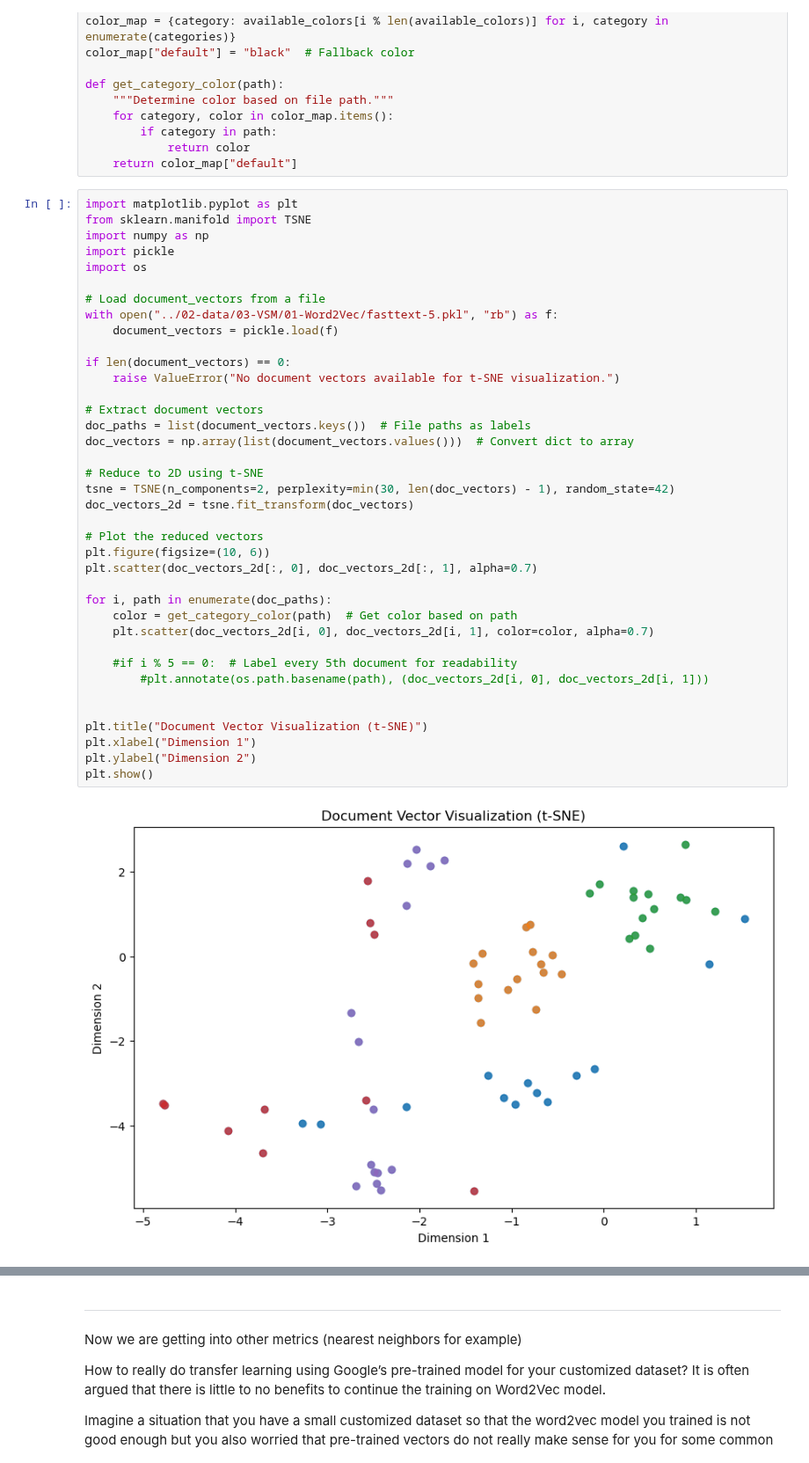
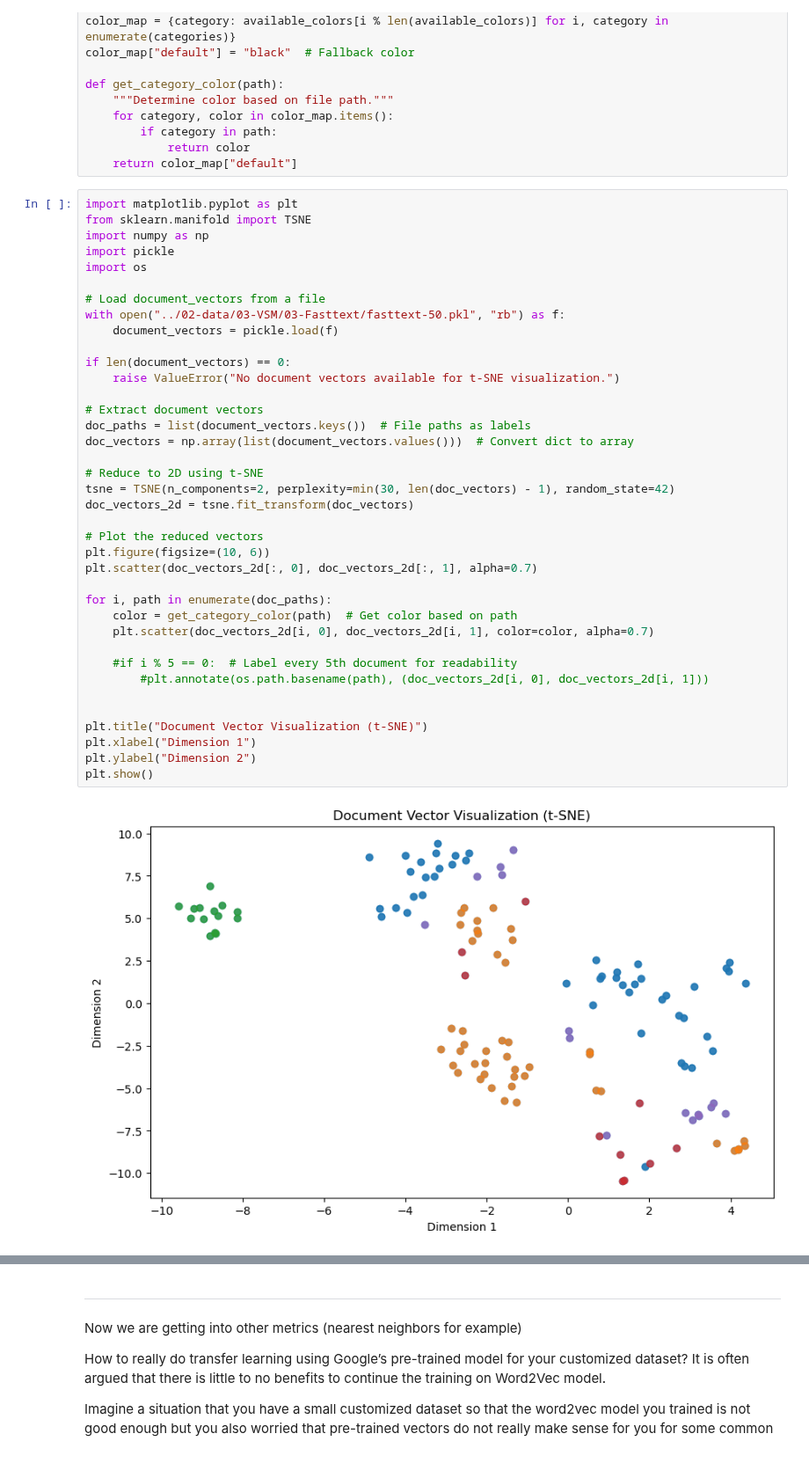
Before and after one commit to pablodevicente/RI_2-Product_Catalog_Classifier, a Jupyter notebook: 01-code/aux_vsm.ipynb, the cells around one changed output, grey strips where cells are left out. Shown at 88% size. Cells and saved outputs as stored; diff of their text form.

```diff
--- a/01-code/aux_vsm.ipynb
+++ b/01-code/aux_vsm.ipynb
@@ -155,38 +155,38 @@ import pickle
 import os
 
 # Load document_vectors from a file
-with open("../02-data/03-VSM/01-Word2Vec/fasttext-5.pkl", "rb") as f:
+with open("../02-data/03-VSM/03-Fasttext/fasttext-50.pkl", "rb") as f:
     document_vectors = pickle.load(f)
 
 if len(document_vectors) == 0:
     raise ValueError("No document vectors available for t-SNE visualization.")
 
 # Extract document vectors
 doc_paths = list(document_vectors.keys())  # File paths as labels
 doc_vectors = np.array(list(document_vectors.values()))  # Convert dict to array
 
 # Reduce to 2D using t-SNE
 tsne = TSNE(n_components=2, perplexity=min(30, len(doc_vectors) - 1), random_state=42)
 doc_vectors_2d = tsne.fit_transform(doc_vectors)
 
 # Plot the reduced vectors
 plt.figure(figsize=(10, 6))
 plt.scatter(doc_vectors_2d[:, 0], doc_vectors_2d[:, 1], alpha=0.7)
 
 for i, path in enumerate(doc_paths):
     color = get_category_color(path)  # Get color based on path
     plt.scatter(doc_vectors_2d[i, 0], doc_vectors_2d[i, 1], color=color, alpha=0.7)
 
     #if i % 5 == 0:  # Label every 5th document for readability
         #plt.annotate(os.path.basename(path), (doc_vectors_2d[i, 0], doc_vectors_2d[i, 1]))
 
 
 plt.title("Document Vector Visualization (t-SNE)")
 plt.xlabel("Dimension 1")
 plt.ylabel("Dimension 2")
 plt.show()
 # %% [output]
-[figure, old version]
+[figure, new version]
 # %%
 from sklearn.decomposition import PCA
 from mpl_toolkits.mplot3d import Axes3D
```
Also changed, not shown: parts of 1 cell of this notebook, 4 other files.
